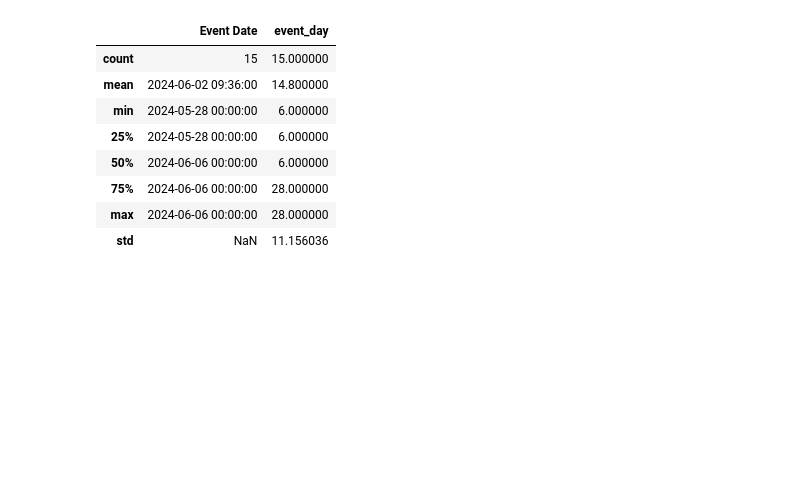
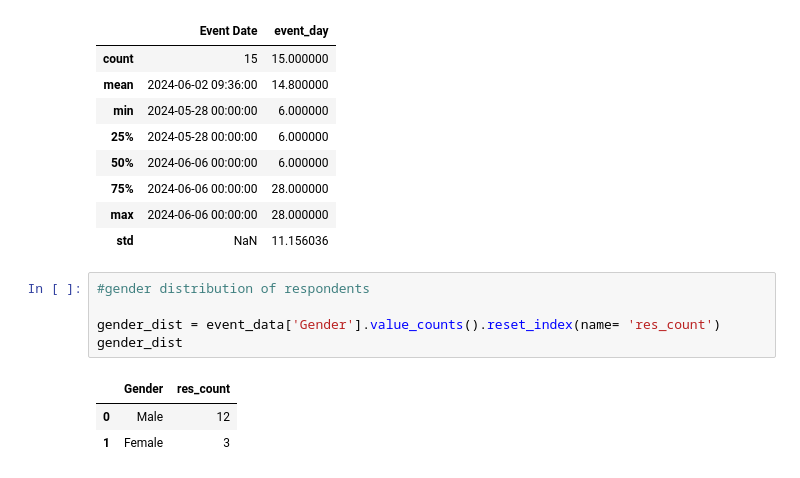
Before and after one commit to djibril968/Tribe_related_projects, a Jupyter notebook: spring_events_analytics.ipynb, the cells around one changed output. Saved outputs shown, nothing was run; the diff lists cells and outputs as text; blank space fills up the shorter version.

```diff
--- a/spring_events_analytics.ipynb
+++ b/spring_events_analytics.ipynb
@@ -144,3 +144,12 @@ data_desc
 | 75% | 2024-06-06 00:00:00 | 28.000000 |
 | max | 2024-06-06 00:00:00 | 28.000000 |
 | std | NaN | 11.156036 |
+# %%
+#gender distribution of respondents
+
+gender_dist = event_data['Gender'].value_counts().reset_index(name= 'res_count')
+gender_dist
+# %% [output]
+|  | Gender | res_count |
+| 0 | Male | 12 |
+| 1 | Female | 3 |
```
